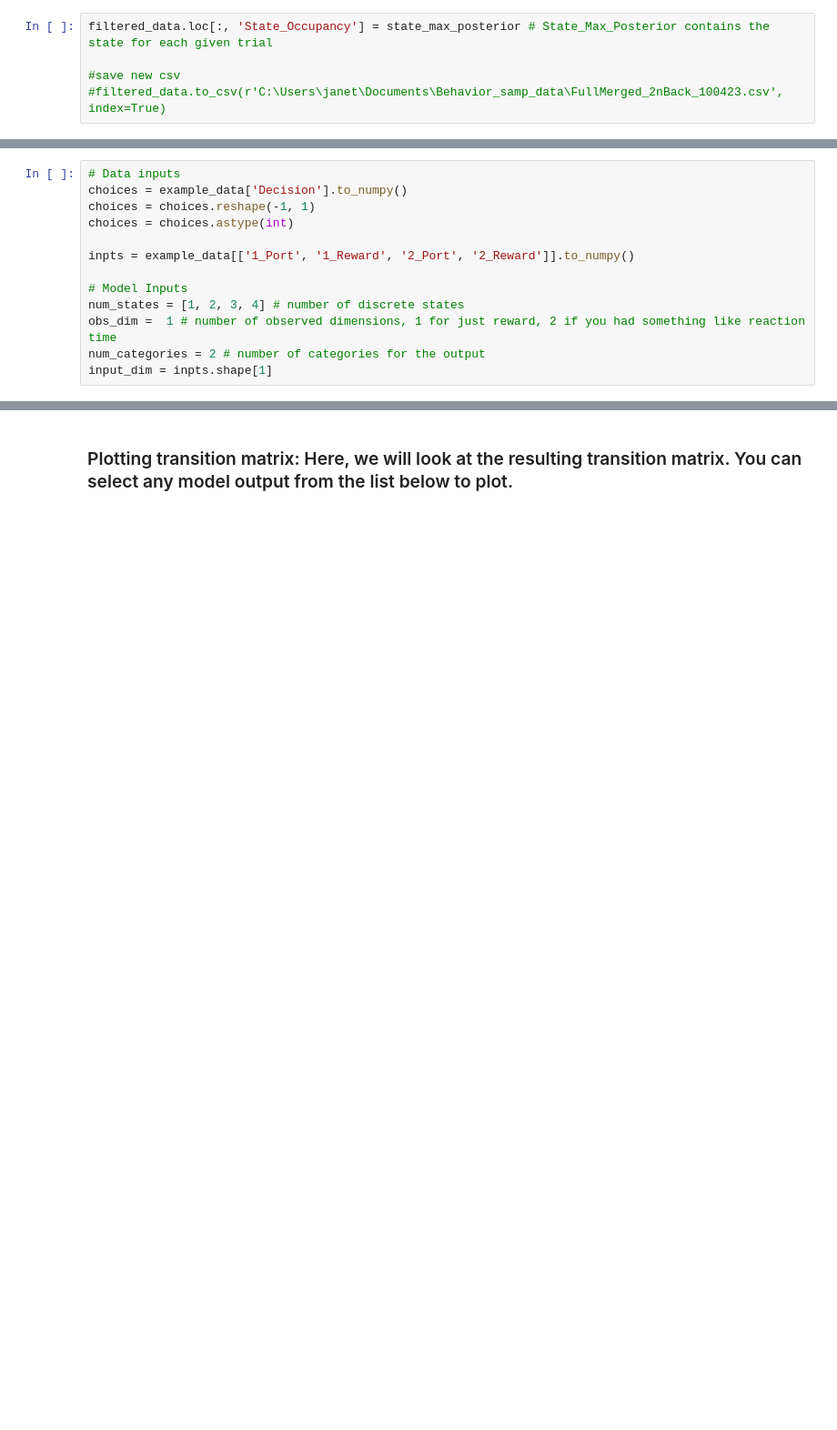
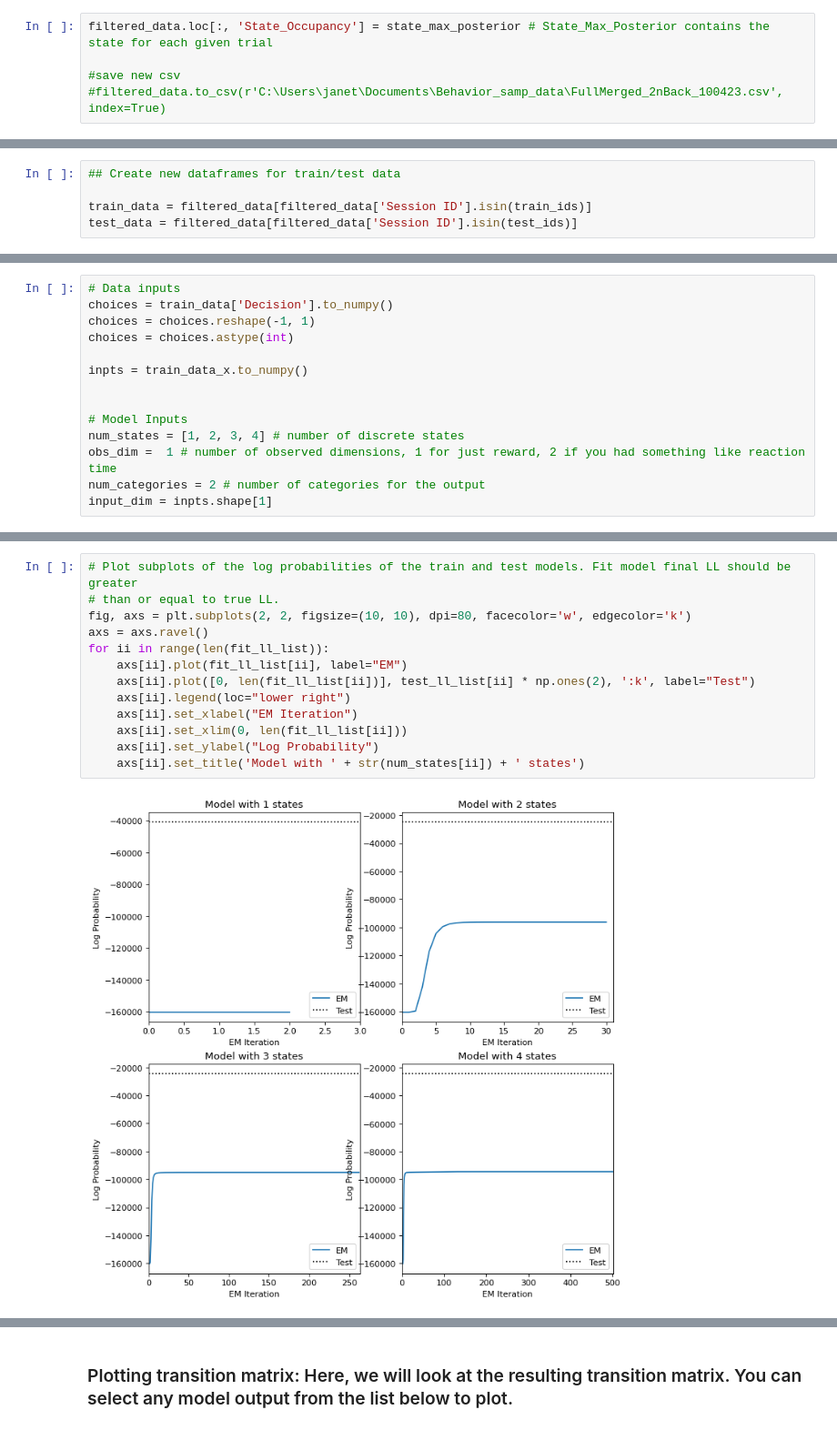
Before and after one commit to jbwallace123/glm_and_glmhmm, a Jupyter notebook: notebooks/Input-Driven-Observations(GLM-HMM)-SabaLab.ipynb, the cells around one changed output, grey strips where cells are left out. Shown: that part at 91% size. Cells and saved outputs as stored; diff of their text form; blank space fills up the shorter version.

```diff
--- a/notebooks/Input-Driven-Observations(GLM-HMM)-SabaLab.ipynb
+++ b/notebooks/Input-Driven-Observations(GLM-HMM)-SabaLab.ipynb
@@ -231,0 +298,5 @@ num_trials_per_sess = example_trials
+# %%
+## Create new dataframes for train/test data
+
+train_data = filtered_data[filtered_data['Session ID'].isin(train_ids)]
+test_data = filtered_data[filtered_data['Session ID'].isin(test_ids)]
@@ -245,11 +336,12 @@ inpts[:,:,0] = np.random.choice(stim_vals, (num_sess, num_trials_per_sess)) # ge
 inpts = list(inpts) #convert inpts to correct formats
 # %%
 # Data inputs
-choices = example_data['Decision'].to_numpy()
+choices = train_data['Decision'].to_numpy()
 choices = choices.reshape(-1, 1)
 choices = choices.astype(int)
 
-inpts = example_data[['1_Port', '1_Reward', '2_Port', '2_Reward']].to_numpy()
+inpts = train_data_x.to_numpy()
+
 
 # Model Inputs
 num_states = [1, 2, 3, 4] # number of discrete states
@@ -276,3 +387,18 @@ Model with 4 states has a log likelihood of -2034.8477543578774
+# %%
+# Plot subplots of the log probabilities of the train and test models. Fit model final LL should be greater
+# than or equal to true LL.
+fig, axs = plt.subplots(2, 2, figsize=(10, 10), dpi=80, facecolor='w', edgecolor='k')
+axs = axs.ravel()
+for ii in range(len(fit_ll_list)):
+    axs[ii].plot(fit_ll_list[ii], label="EM")
+    axs[ii].plot([0, len(fit_ll_list[ii])], test_ll_list[ii] * np.ones(2), ':k', label="Test")
+    axs[ii].legend(loc="lower right")
+    axs[ii].set_xlabel("EM Iteration")
+    axs[ii].set_xlim(0, len(fit_ll_list[ii]))
+    axs[ii].set_ylabel("Log Probability")
+    axs[ii].set_title('Model with ' + str(num_states[ii]) + ' states')
+# %% [output]
+[figure, added]
 # %%
 #Convert to bits per state
 bits_per_state = []
```
Also changed, not shown: parts of 30 cells of this notebook.
